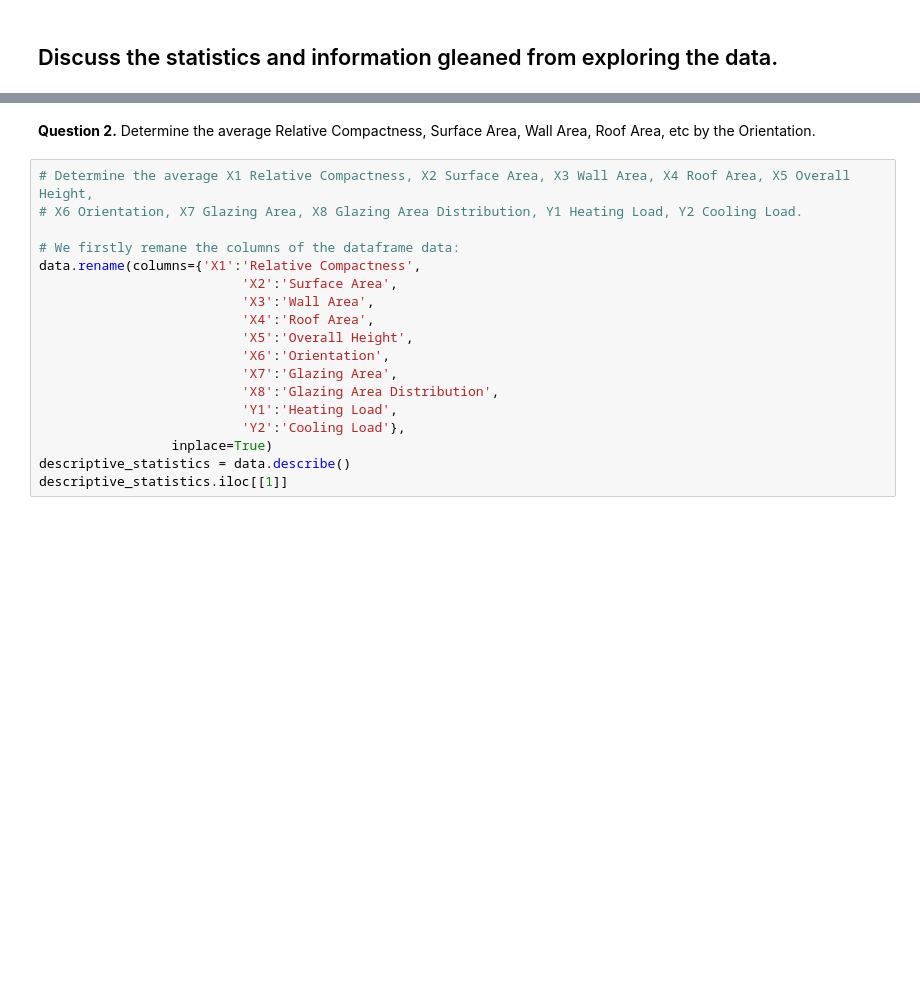
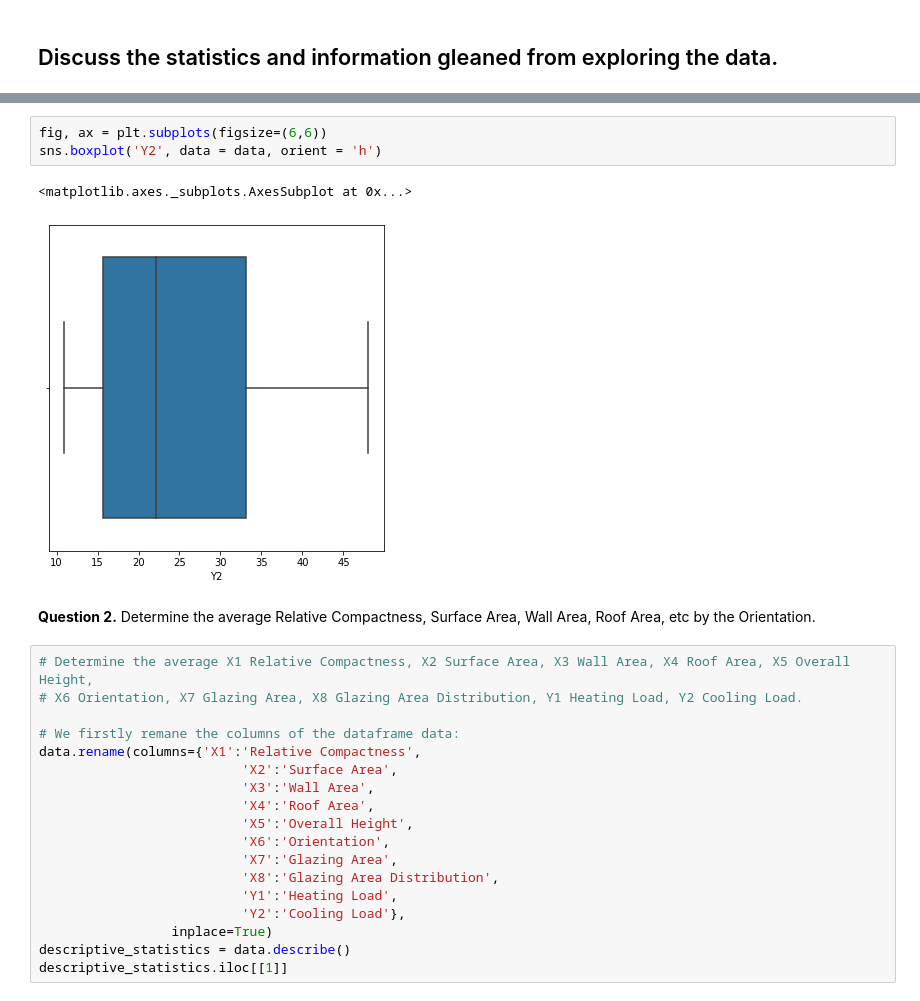
Before and after one commit to Michy01/AIIP_DAV_Visualization-2020, a Jupyter notebook: dav_05_notebook_assessment.ipynb, the cells around one changed output, grey strips where cells are left out. Cells and saved outputs as stored; diff of their text form; blank space fills up the shorter version.

```diff
--- a/dav_05_notebook_assessment.ipynb
+++ b/dav_05_notebook_assessment.ipynb
@@ -108,3 +202,9 @@ descriptive_statistics
+# %%
+fig, ax = plt.subplots(figsize=(6,6))
+sns.boxplot('Y2', data = data, orient = 'h')
+# %% [output]
+<matplotlib.axes._subplots.AxesSubplot at 0x...>
+[figure, added]
 # %% [markdown]
 **Question 2.** Determine the average Relative Compactness, Surface Area, Wall Area, Roof Area, etc by the Orientation.
 # %%
```
Also changed, not shown: parts of 29 cells of this notebook.
